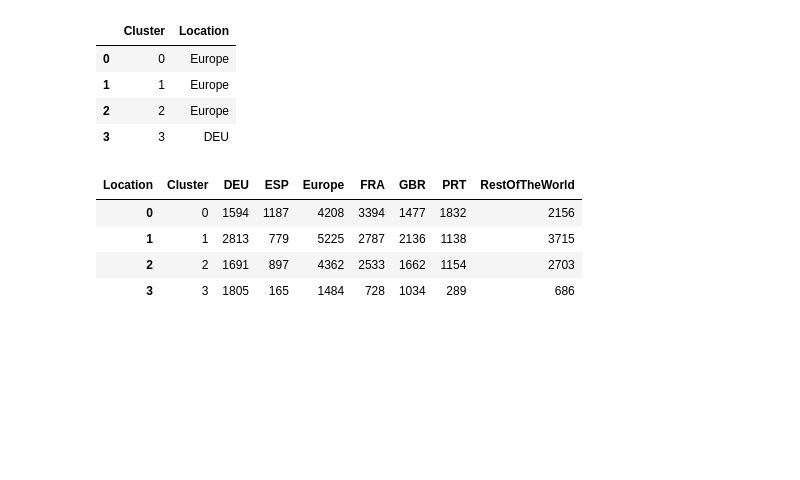
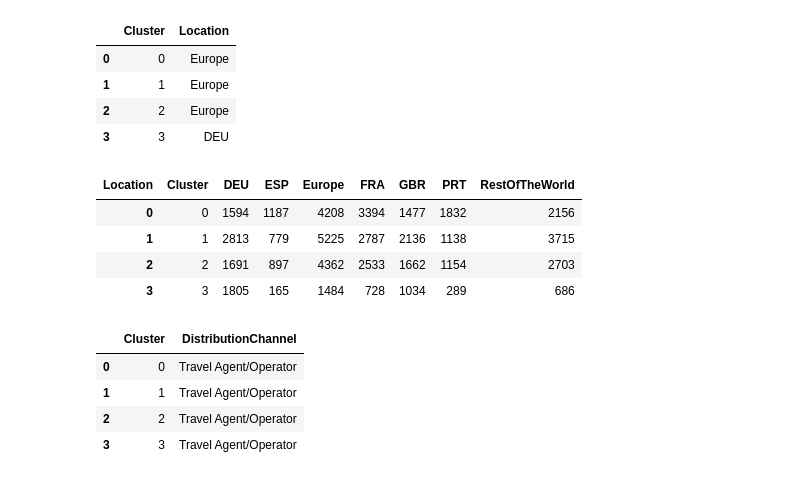
Before and after one commit to RubenCMarques/Hotel-Customer-Segmentation, a Jupyter notebook: Notebooks/A-B.ipynb, the cells around one changed output. Drawn from its saved outputs; the diff is of its cells as text; code cells hidden in the pictures; blank space fills up the shorter version.

```diff
--- a/Notebooks/A-B.ipynb
+++ b/Notebooks/A-B.ipynb
@@ -1640,3 +1640,13 @@ location_counts
 | 1 | 1 | 2813 | 779 | 5225 | 2787 | 2136 | 1138 | 3715 |
 | 2 | 2 | 1691 | 897 | 4362 | 2533 | 1662 | 1154 | 2703 |
 | 3 | 3 | 1805 | 165 | 1484 | 728 | 1034 | 289 | 686 |
+# %%
+# get the DistributionChanel mode for each cluster
+distribution_mode = customers.groupby('Cluster')['DistributionChannel'].agg(pd.Series.mode).reset_index()
+distribution_mode
+# %% [output]
+|  | Cluster | DistributionChannel |
+| 0 | 0 | Travel Agent/Operator |
+| 1 | 1 | Travel Agent/Operator |
+| 2 | 2 | Travel Agent/Operator |
+| 3 | 3 | Travel Agent/Operator |
```
Also changed, not shown: parts of 2 cells of this notebook.
